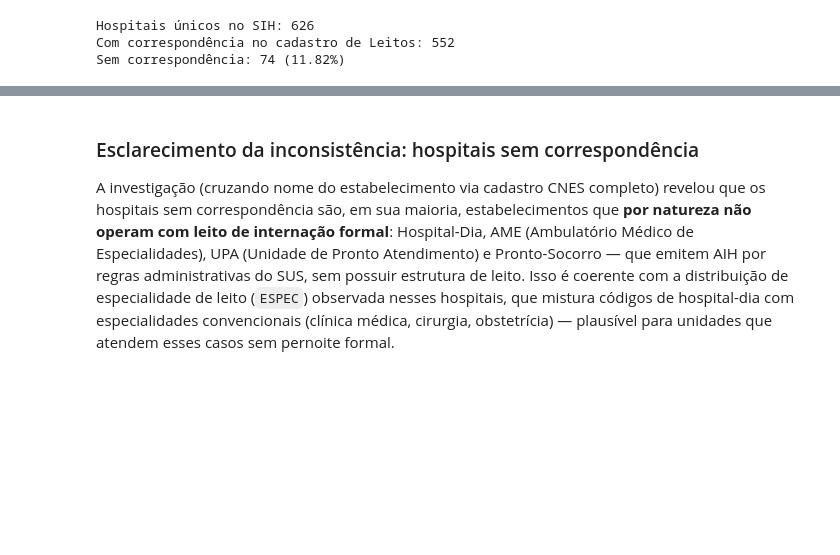
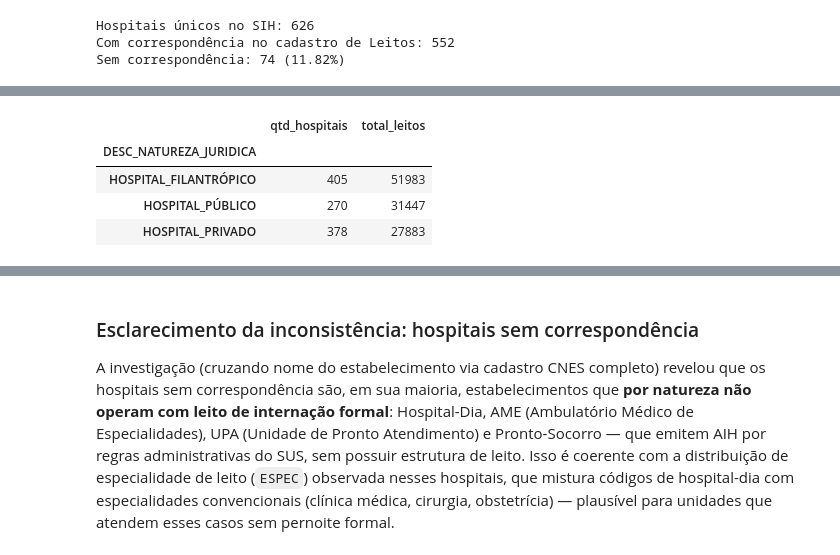
Before and after one commit to rm571222/dataholics-oracle-challenge, a Jupyter notebook: notebooks/01_data_exploration/nb2_data_exploration_leitos_cnes.ipynb, the cells around one changed output, grey strips where cells are left out. Cells and saved outputs as stored; diff of their text form; code cells hidden in the pictures; blank space fills up the shorter version.

```diff
--- a/notebooks/01_data_exploration/nb2_data_exploration_leitos_cnes.ipynb
+++ b/notebooks/01_data_exploration/nb2_data_exploration_leitos_cnes.ipynb
@@ -262,0 +293,19 @@ Sem correspondência: 74 (11.82%)
+# %%
+resumo_tipo_unidade = df_sp.groupby('DS_TIPO_UNIDADE').agg(
+    qtd_hospitais=('CNES', 'count'),
+    total_leitos=('LEITOS_EXISTENTES', 'sum'),
+    media_leitos=('LEITOS_EXISTENTES', 'mean')
+).sort_values('total_leitos', ascending=False)
+resumo_tipo_unidade
+
+resumo_natureza = df_sp.groupby('DESC_NATUREZA_JURIDICA').agg(
+    qtd_hospitais=('CNES', 'count'),
+    total_leitos=('LEITOS_EXISTENTES', 'sum')
+).sort_values('total_leitos', ascending=False)
+resumo_natureza
+# %% [output]
+|  | qtd_hospitais | total_leitos |
+| DESC_NATUREZA_JURIDICA |  |  |
+| HOSPITAL_FILANTRÓPICO | 405 | 51983 |
+| HOSPITAL_PÚBLICO | 270 | 31447 |
+| HOSPITAL_PRIVADO | 378 | 27883 |
```
Also changed, not shown: parts of 6 cells of this notebook.
